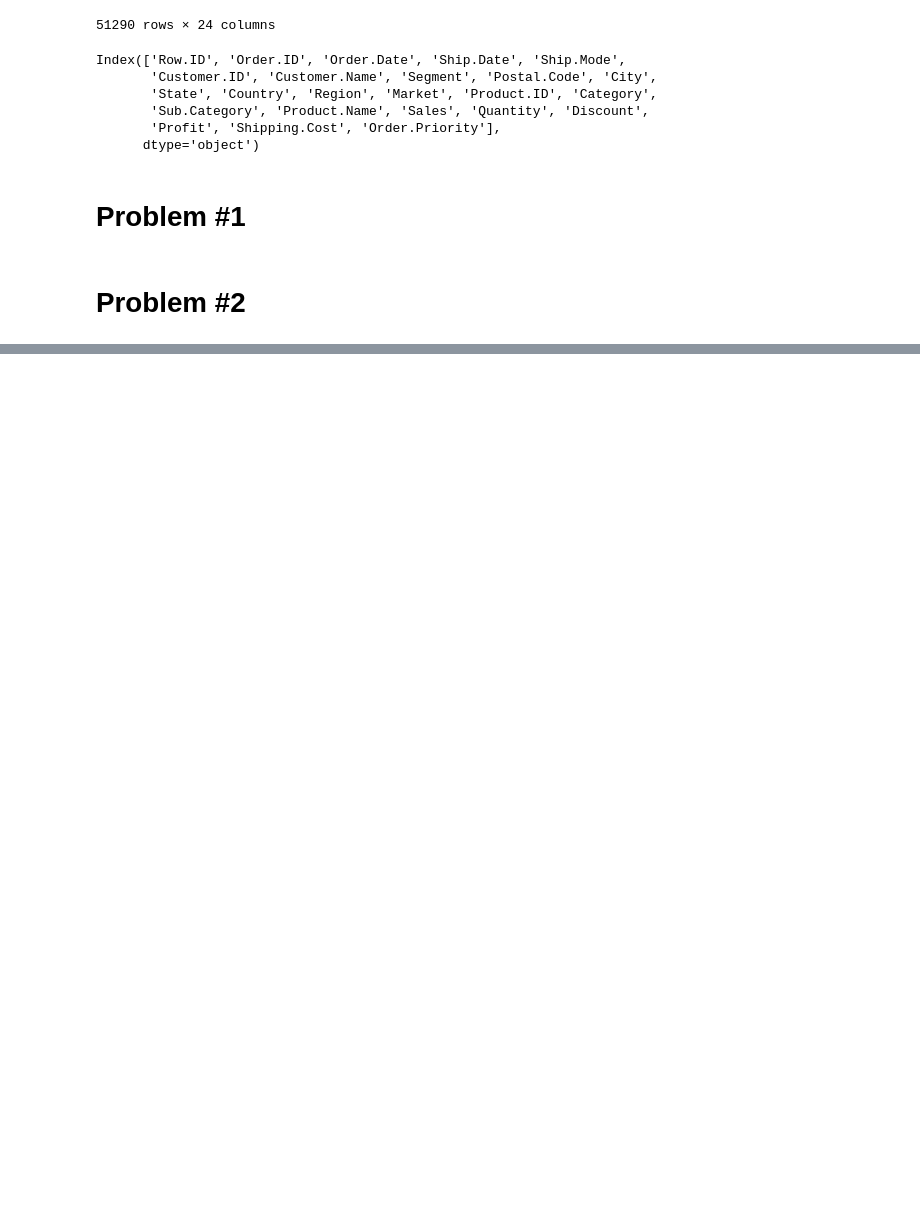
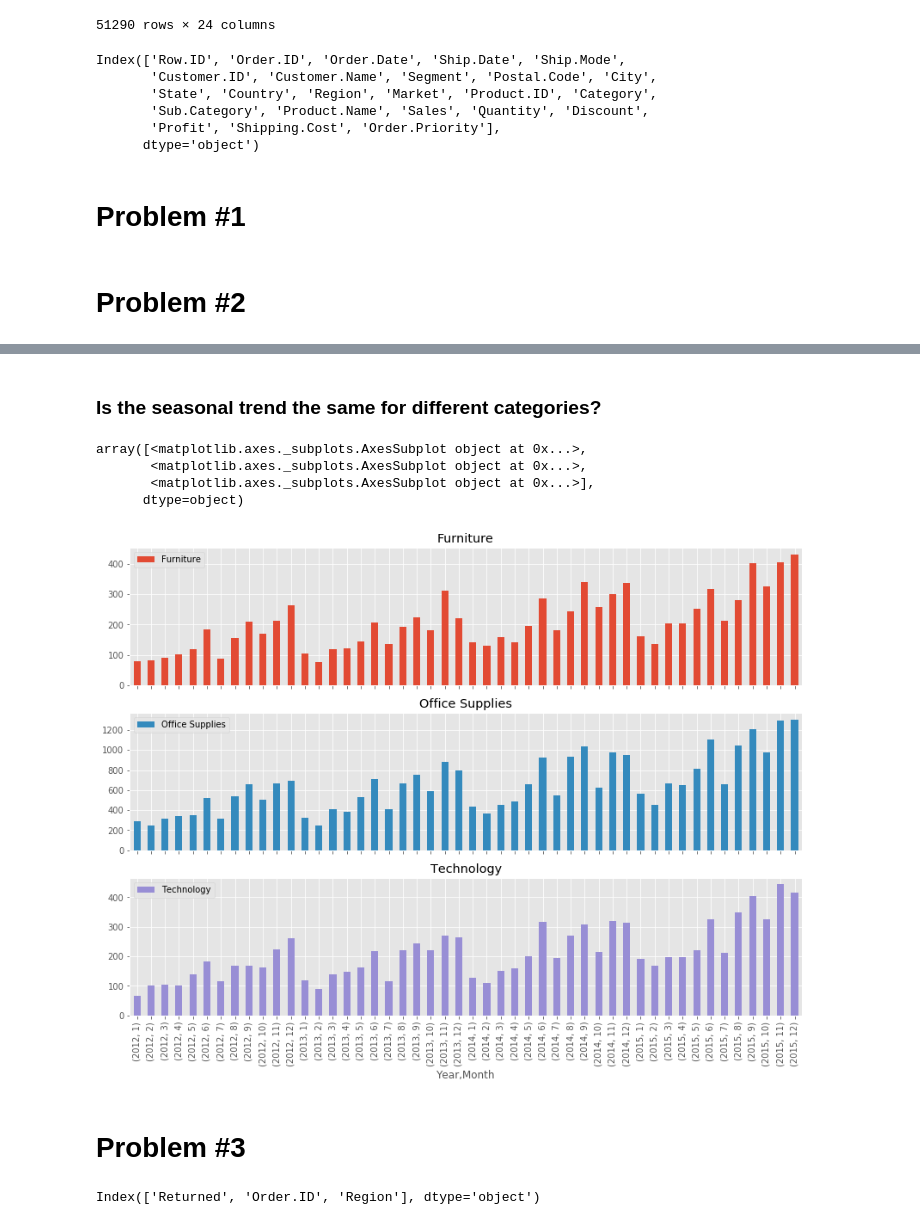
Before and after one commit to bbzou/ML_Lab, a Jupyter notebook: Xavier.ipynb, the cells around one changed output, grey strips where cells are left out. Drawn from its saved outputs; the diff is of its cells as text; code cells hidden in the pictures; blank space fills up the shorter version.

Commit message:
before problem 5

```diff
--- a/Xavier.ipynb
+++ b/Xavier.ipynb
@@ -50,0 +51,2 @@ date_group=df.groupby('Order.Date')
+# %%
+df['Ship.Date']=pd.to_datetime(df['Ship.Date'])
@@ -50,0 +69,12 @@ date_group=df.groupby('Order.Date')
+# %% [markdown]
+### Is the seasonal trend the same for different categories?
+# %%
+df.groupby(['Year', 'Month', 'Category']).size().sort_values().unstack().plot.bar(subplots=True,figsize=(14,10))
+# %% [output]
+array([<matplotlib.axes._subplots.AxesSubplot object at 0x...>,
+       <matplotlib.axes._subplots.AxesSubplot object at 0x...>,
+       <matplotlib.axes._subplots.AxesSubplot object at 0x...>],
+      dtype=object)
+[figure, added]
+# %% [markdown]
+# Problem #3
@@ -50,0 +85,4 @@ date_group=df.groupby('Order.Date')
+# %%
+df2.columns
+# %% [output]
+Index(['Returned', 'Order.ID', 'Region'], dtype='object')
```
Also changed, not shown: parts of 33 cells of this notebook.
